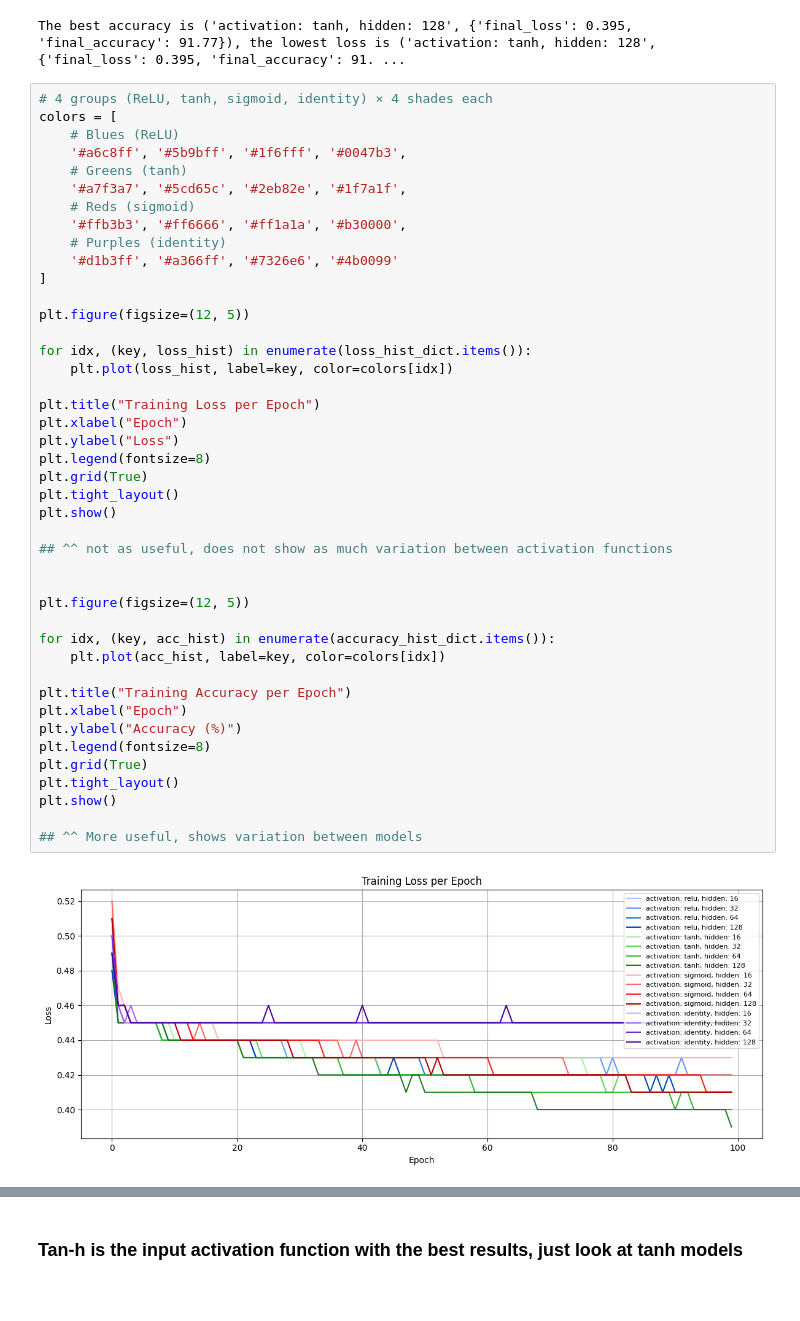
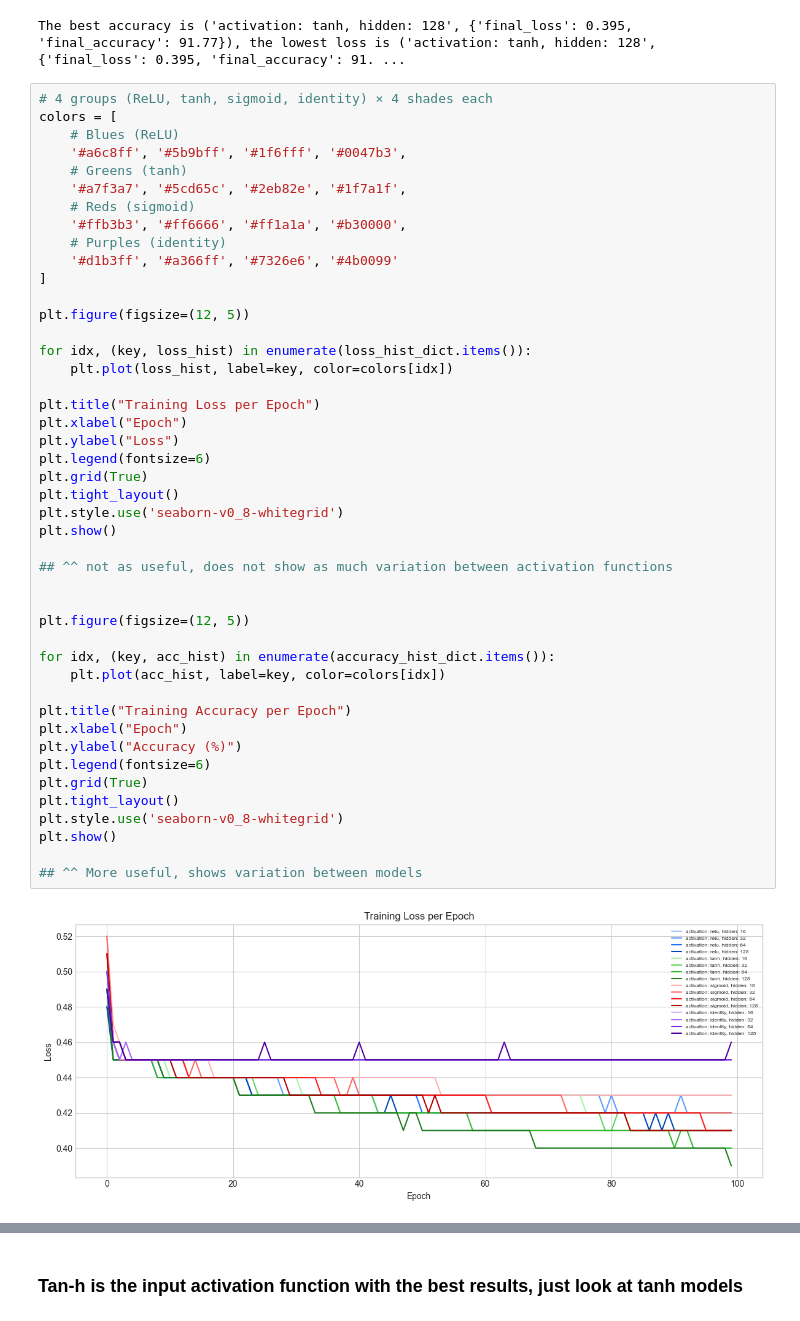
Before and after one commit to Lucaspj1/MachineLearningProject2, a Jupyter notebook: MLProject2v2.ipynb, the cells around one changed output, grey strips where cells are left out. Cells and saved outputs as stored; diff of their text form.

```diff
--- a/MLProject2v2.ipynb
+++ b/MLProject2v2.ipynb
@@ -440,33 +440,35 @@ colors = [
 
 plt.figure(figsize=(12, 5))
 
 for idx, (key, loss_hist) in enumerate(loss_hist_dict.items()):
     plt.plot(loss_hist, label=key, color=colors[idx])
 
 plt.title("Training Loss per Epoch")
 plt.xlabel("Epoch")
 plt.ylabel("Loss")
-plt.legend(fontsize=8)
+plt.legend(fontsize=6)
 plt.grid(True)
 plt.tight_layout()
+plt.style.use('seaborn-v0_8-whitegrid')
 plt.show()
 
 ## ^^ not as useful, does not show as much variation between activation functions
 
 
 plt.figure(figsize=(12, 5))
 
 for idx, (key, acc_hist) in enumerate(accuracy_hist_dict.items()):
     plt.plot(acc_hist, label=key, color=colors[idx])
 
 plt.title("Training Accuracy per Epoch")
 plt.xlabel("Epoch")
 plt.ylabel("Accuracy (%)")
-plt.legend(fontsize=8)
+plt.legend(fontsize=6)
 plt.grid(True)
 plt.tight_layout()
+plt.style.use('seaborn-v0_8-whitegrid')
 plt.show()
 
 ## ^^ More useful, shows variation between models
 # %% [output]
-[figure, old version]
+[figure, new version]
```
Also changed, not shown: parts of 8 cells of this notebook, 1 other file.
